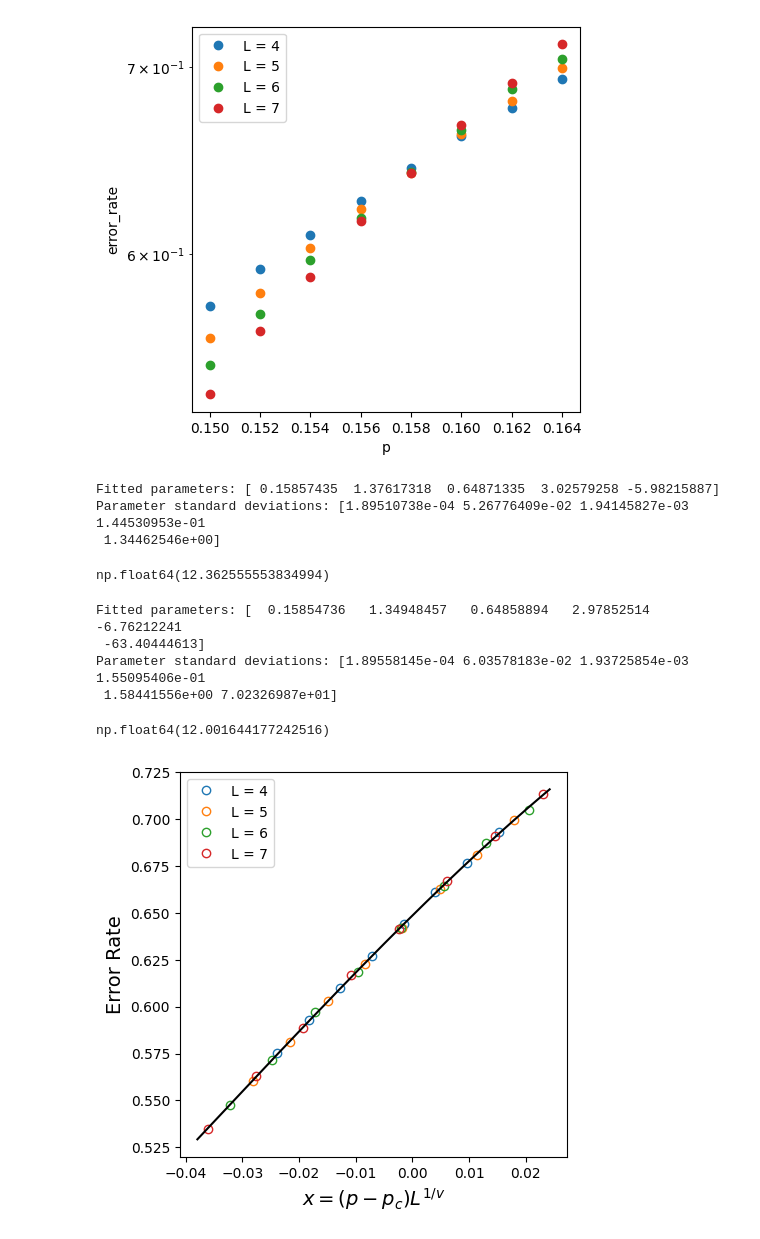
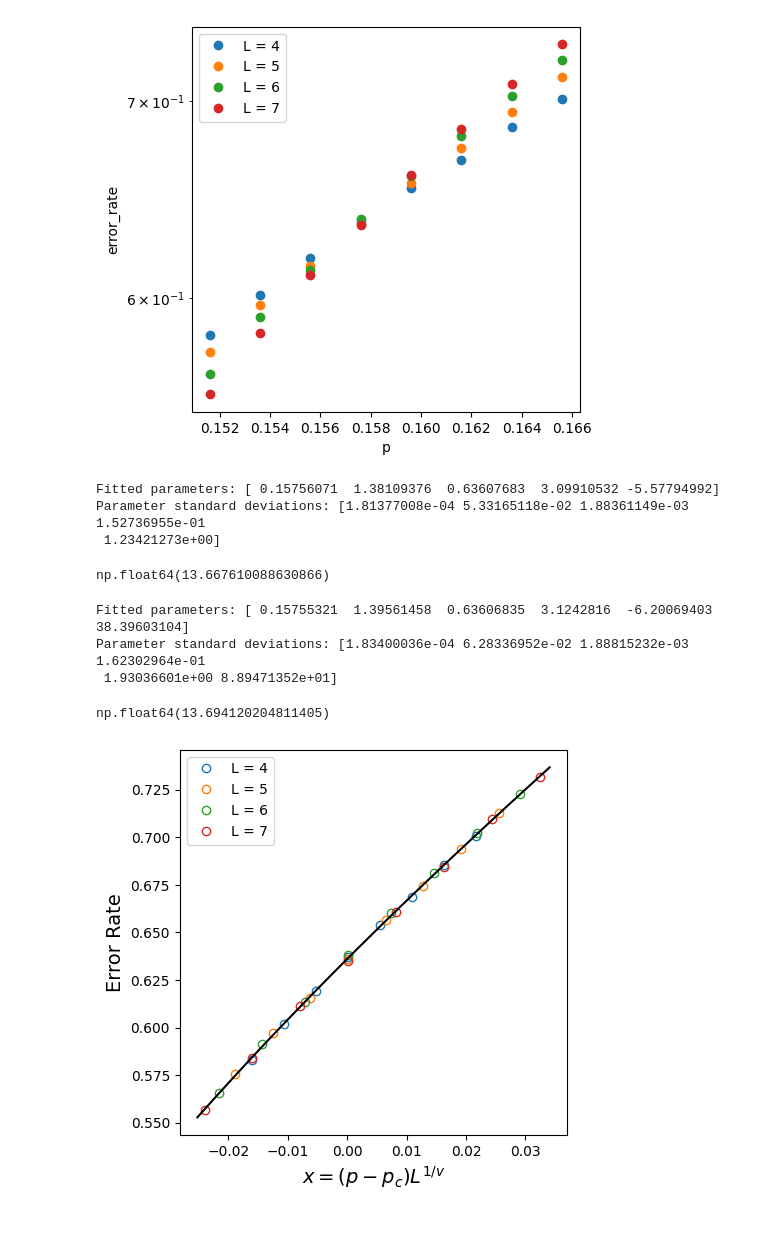
Before and after one commit to steamdou/TOPO-QC, a Jupyter notebook: data_plots/ILP_P(E)_plots/Z_state_plots/pz2_heralded_Z.ipynb, the cells around one changed output. Drawn from its saved outputs; the diff is of its cells as text; code cells hidden in the pictures.

```diff
--- a/data_plots/ILP_P(E)_plots/Z_state_plots/pz2_heralded_Z.ipynb
+++ b/data_plots/ILP_P(E)_plots/Z_state_plots/pz2_heralded_Z.ipynb
@@ -15,33 +15,33 @@ def load_error_rate(filename):
 
 # list the output files to combine (one file == one run)
 files = sorted(glob.glob(
-    "/Users/aubreyzhang/Documents/ILP_DATA/logicalZs/ILP_PE_Z/pz_2_heralded_Z/output_*.txt"))
+    "/Users/aubreyzhang/Documents/ILP_DATA/logicalZs_new/ILP_PE_Z_new/pz_2_heralded_Z/output_*.txt"))
 
 # stack into the same shape as before: (n_files, 16, 8)
 runs = np.stack([load_error_rate(f) for f in files])
 # %%
 import matplotlib.pyplot as plt
 from scipy.optimize import curve_fit
 
-p = [0.15, 0.152, 0.154, 0.156, 0.158, 0.16, 0.162, 0.164]
+p = [0.1516, 0.1536, 0.1556, 0.1576, 0.1596, 0.1616, 0.1636, 0.1656]
 L = [4, 5, 6, 7]
 
 error_rate = np.array([np.mean(runs[:, 0:4, :], axis=(0, 1)),
                        np.mean(runs[:, 4:8, :], axis=(0, 1)),
                        np.mean(runs[:, 8:12, :], axis=(0, 1)),
                        np.mean(runs[:, 12:16, :], axis=(0, 1))])
 
 plt.figure(figsize=(5, 5))
 for l in range(len(L)):
     plt.plot(p, error_rate[l], 'o', label=f'L = {L[l]}')
 
 plt.yscale('log')
 plt.xlabel('p')
 plt.ylabel('error_rate')
 plt.legend()
 plt.show()
 # %% [output]
-[figure, old version]
+[figure, new version]
 # %%
 from scipy.optimize import curve_fit
 
@@ -70,10 +70,10 @@ perr = np.sqrt(np.diag(pcov))
 print("Parameter standard deviations:", perr)
 np.sum(np.abs(infodict['fvec']))
 # %% [output]
-Fitted parameters: [ 0.15857435  1.37617318  0.64871335  3.02579258 -5.98215887]
-Parameter standard deviations: [1.89510738e-04 5.26776409e-02 1.94145827e-03 1.44530953e-01
- 1.34462546e+00]
+Fitted parameters: [ 0.15756071  1.38109376  0.63607683  3.09910532 -5.57794992]
+Parameter standard deviations: [1.81377008e-04 5.33165118e-02 1.88361149e-03 1.52736955e-01
+ 1.23421273e+00]
-np.float64(12.362555553834994)
+np.float64(13.667610088630866)
 # %%
 # Define the model
 def model(pL, pc, nu, A, B, C, D):
@@ -91,11 +91,10 @@ perr = np.sqrt(np.diag(pcov))
 print("Parameter standard deviations:", perr)
 np.sum(np.abs(infodict['fvec']))
 # %% [output]
-Fitted parameters: [  0.15854736   1.34948457   0.64858894   2.97852514  -6.76212241
- -63.40444613]
-Parameter standard deviations: [1.89558145e-04 6.03578183e-02 1.93725854e-03 1.55095406e-01
- 1.58441556e+00 7.02326987e+01]
+Fitted parameters: [ 0.15755321  1.39561458  0.63606835  3.1242816  -6.20069403 38.39603104]
+Parameter standard deviations: [1.83400036e-04 6.28336952e-02 1.88815232e-03 1.62302964e-01
+ 1.93036601e+00 8.89471352e+01]
-np.float64(12.001644177242516)
+np.float64(13.694120204811405)
 # %%
 pc, nu, A, B, C, D = popt
 
@@ -120,4 +119,4 @@ plt.legend()
 #plt.savefig('modified-D4.png', dpi=600, bbox_inches='tight')
 plt.show()
 # %% [output]
-[figure, old version]
+[figure, new version]
```
Also changed, not shown: 10 other files.
